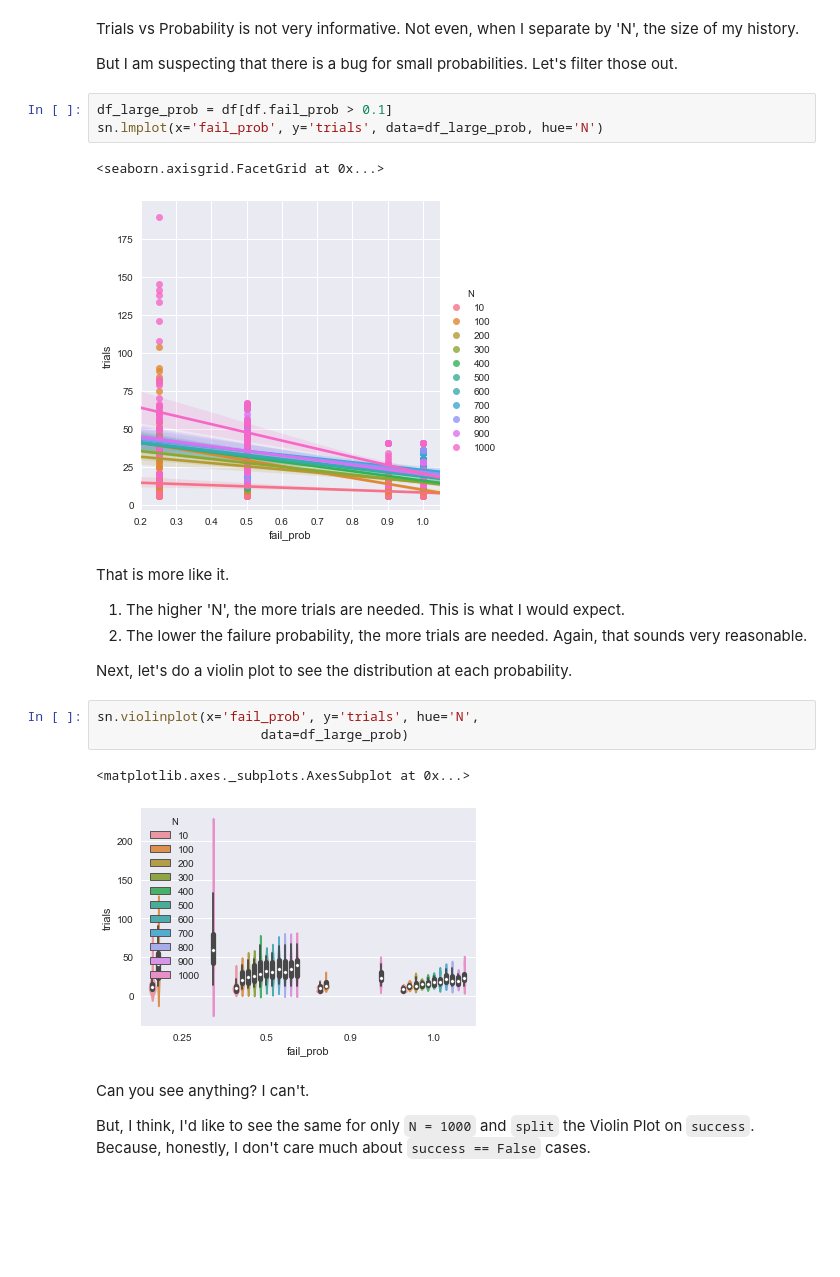
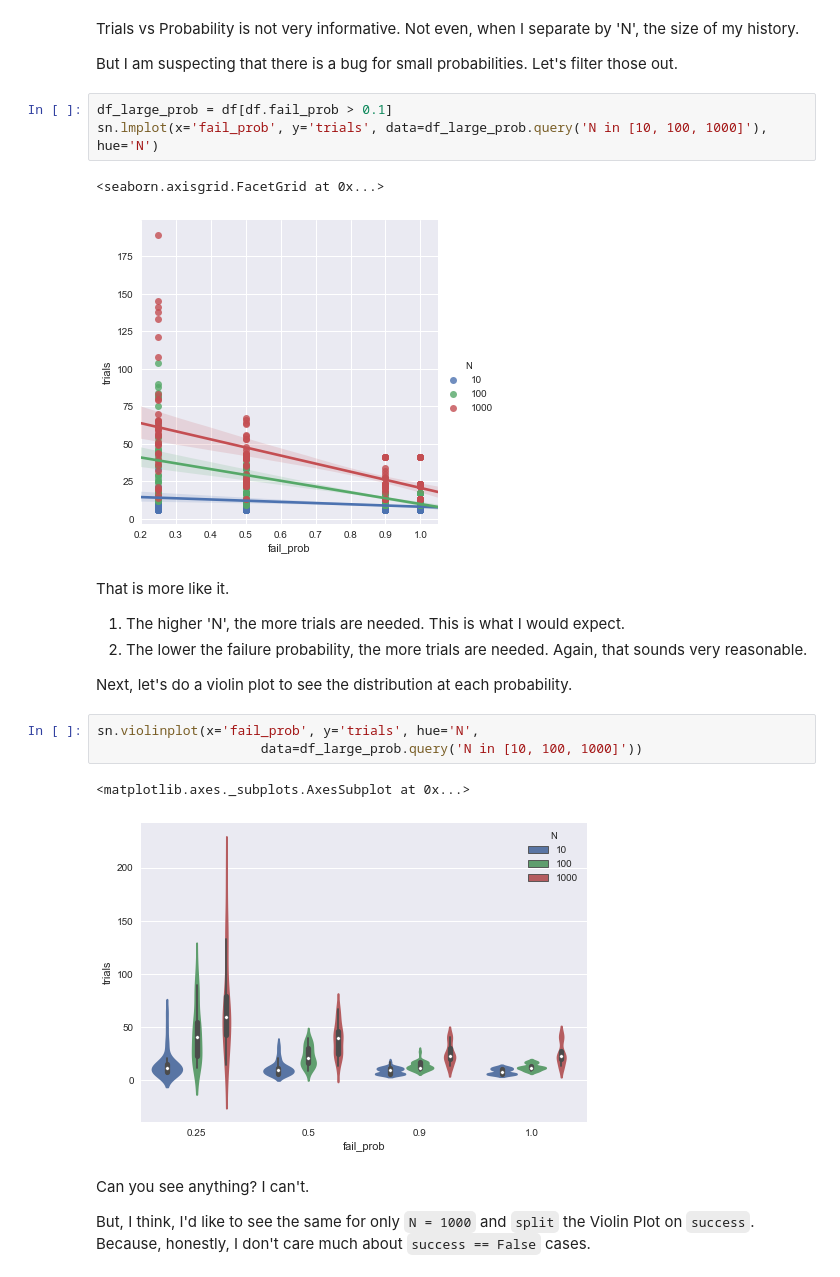
Before and after one commit to siedentop/BBChop, a Jupyter notebook: analysis/Visualise Results.ipynb, the cells around one changed output. Drawn from its saved outputs; the diff is of its cells as text; blank space fills up the shorter version.

Commit message:
Visualise Results: Cleaned up one graph to show only N in 10, 100, 1000.

```diff
--- a/analysis/Visualise Results.ipynb
+++ b/analysis/Visualise Results.ipynb
@@ -169,10 +171,10 @@ Trials vs Probability is not very informative. Not even, when I separate by 'N',
 But I am suspecting that there is a bug for small probabilities. Let's filter those out.
 # %%
 df_large_prob = df[df.fail_prob > 0.1]
-sn.lmplot(x='fail_prob', y='trials', data=df_large_prob, hue='N')
+sn.lmplot(x='fail_prob', y='trials', data=df_large_prob.query('N in [10, 100, 1000]'), hue='N')
 # %% [output]
 <seaborn.axisgrid.FacetGrid at 0x...>
-[figure, old version]
+[figure, new version]
 # %% [markdown]
 That is more like it.
 
@@ -182,10 +184,10 @@ That is more like it.
 Next, let's do a violin plot to see the distribution at each probability.
 # %%
 sn.violinplot(x='fail_prob', y='trials', hue='N',
-                     data=df_large_prob)
+                     data=df_large_prob.query('N in [10, 100, 1000]'))
 # %% [output]
 <matplotlib.axes._subplots.AxesSubplot at 0x...>
-[figure, old version]
+[figure, new version]
 # %% [markdown]
 Can you see anything? I can't.
 
```
Also changed, not shown: parts of 8 cells of this notebook.
